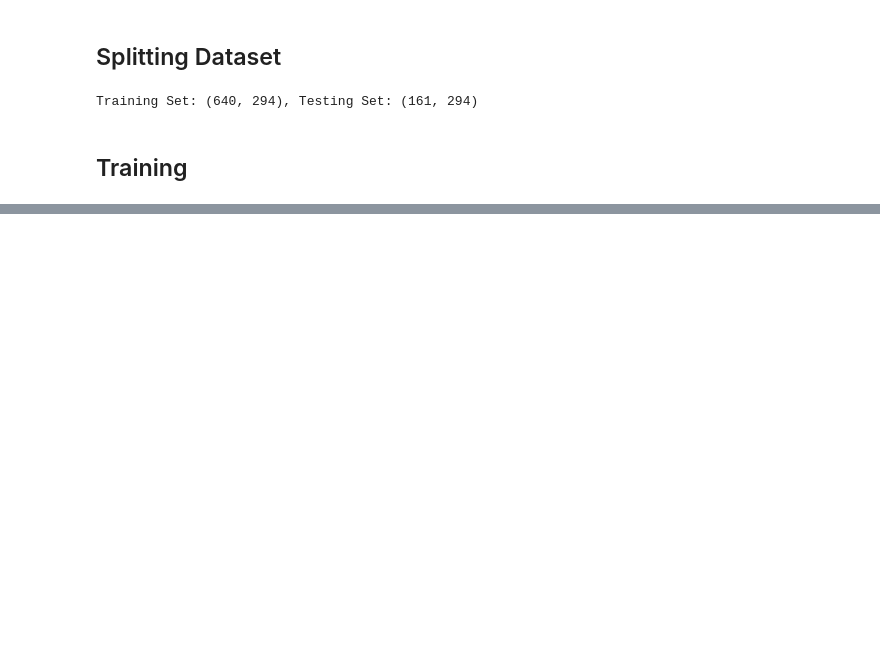
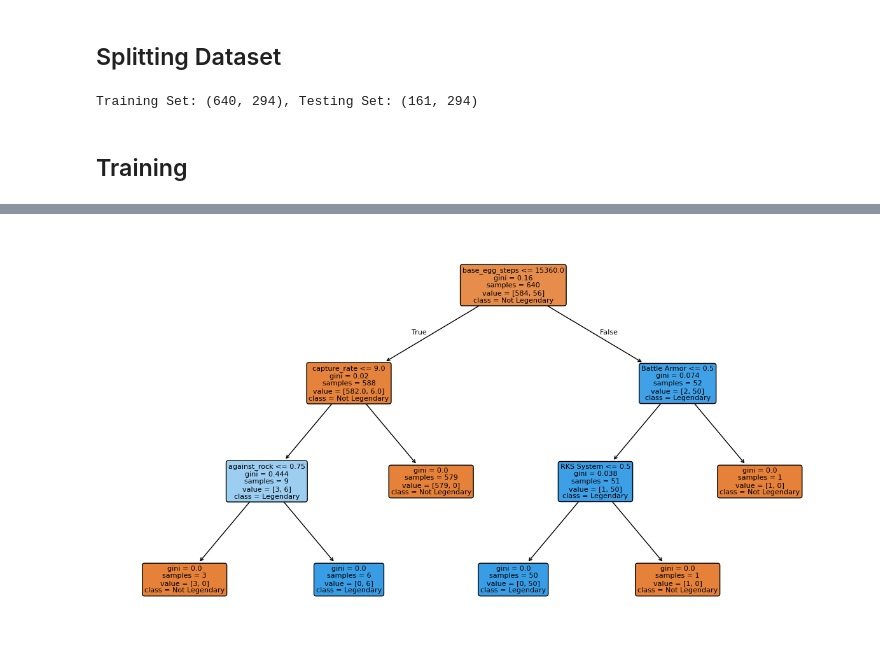
Before and after one commit to nathanyao13/pokemon-ml, a Jupyter notebook: decision_tree.ipynb, the cells around one changed output, grey strips where cells are left out. Saved outputs shown, nothing was run; the diff lists cells and outputs as text; code cells hidden in the pictures; blank space fills up the shorter version.

Commit message:
decision tree finished

```diff
--- a/decision_tree.ipynb
+++ b/decision_tree.ipynb
@@ -22,8 +25,8 @@ processed_pokemon_data.head()
 ## Splitting Dataset
 # %%
 # Define features and target variable
-X = processed_pokemon_data
-y = pokemon_data['is_legendary']  # Target column
+X = processed_pokemon_data.drop(columns=['is_legendary'])
+y = processed_pokemon_data['is_legendary']  # Target column
 
 # (80% train, 20% test)
 X_train, X_test, y_train, y_test = train_test_split(X, y, test_size=0.2, random_state = 0, stratify=y)
@@ -48,0 +60,16 @@ Baseline Decision Tree Accuracy: 0.9938
+# %%
+plt.figure(figsize=(15, 8))
+
+# Plot the decision tree
+plot_tree(
+    tree,
+    feature_names=X.columns,
+    class_names=["Not Legendary", "Legendary"],
+    filled=True,
+    rounded=True,
+    fontsize=8
+)
+
+plt.show()
+# %% [output]
+[figure, added]
```
Also changed, not shown: parts of 4 cells of this notebook, 2 other files.
